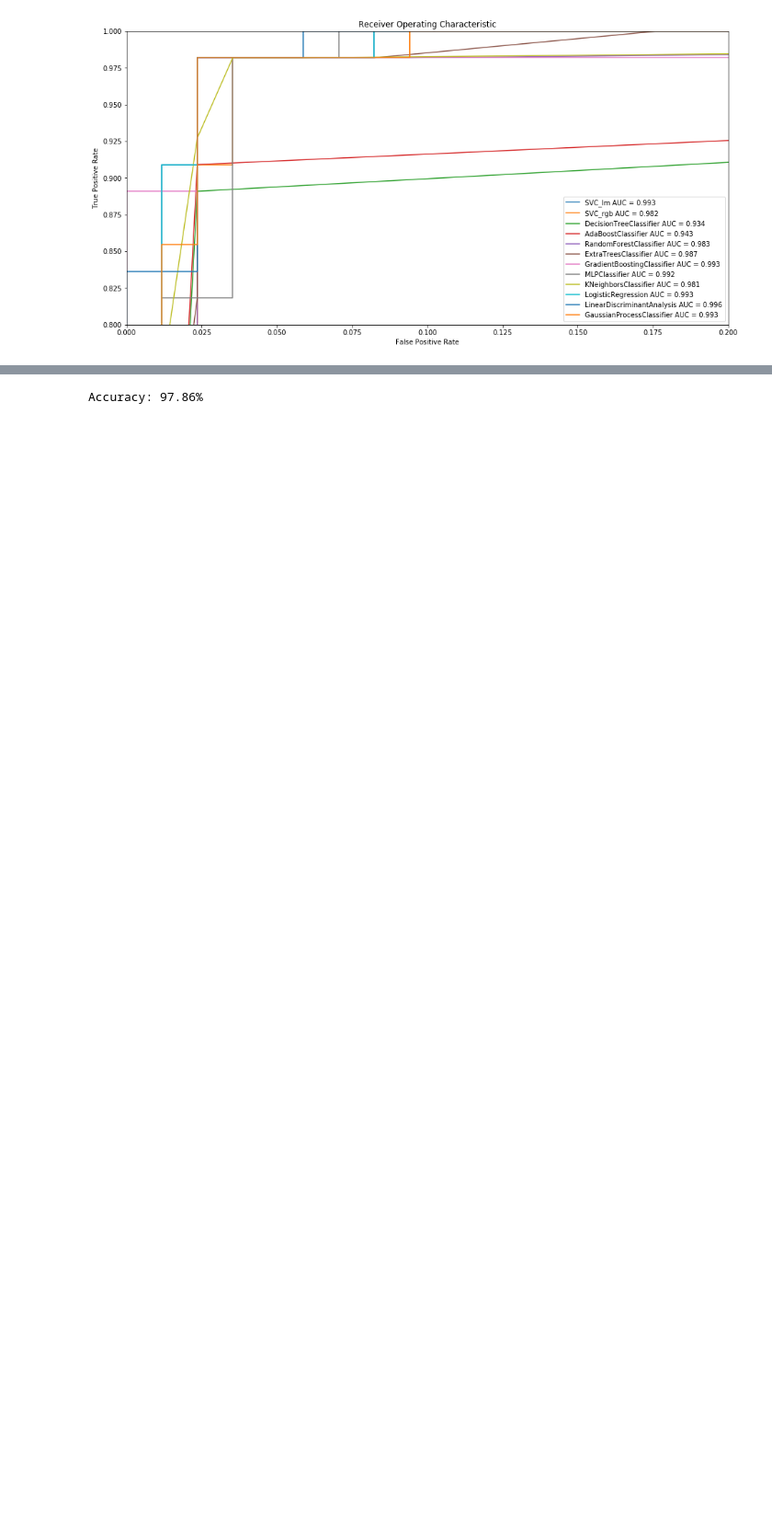
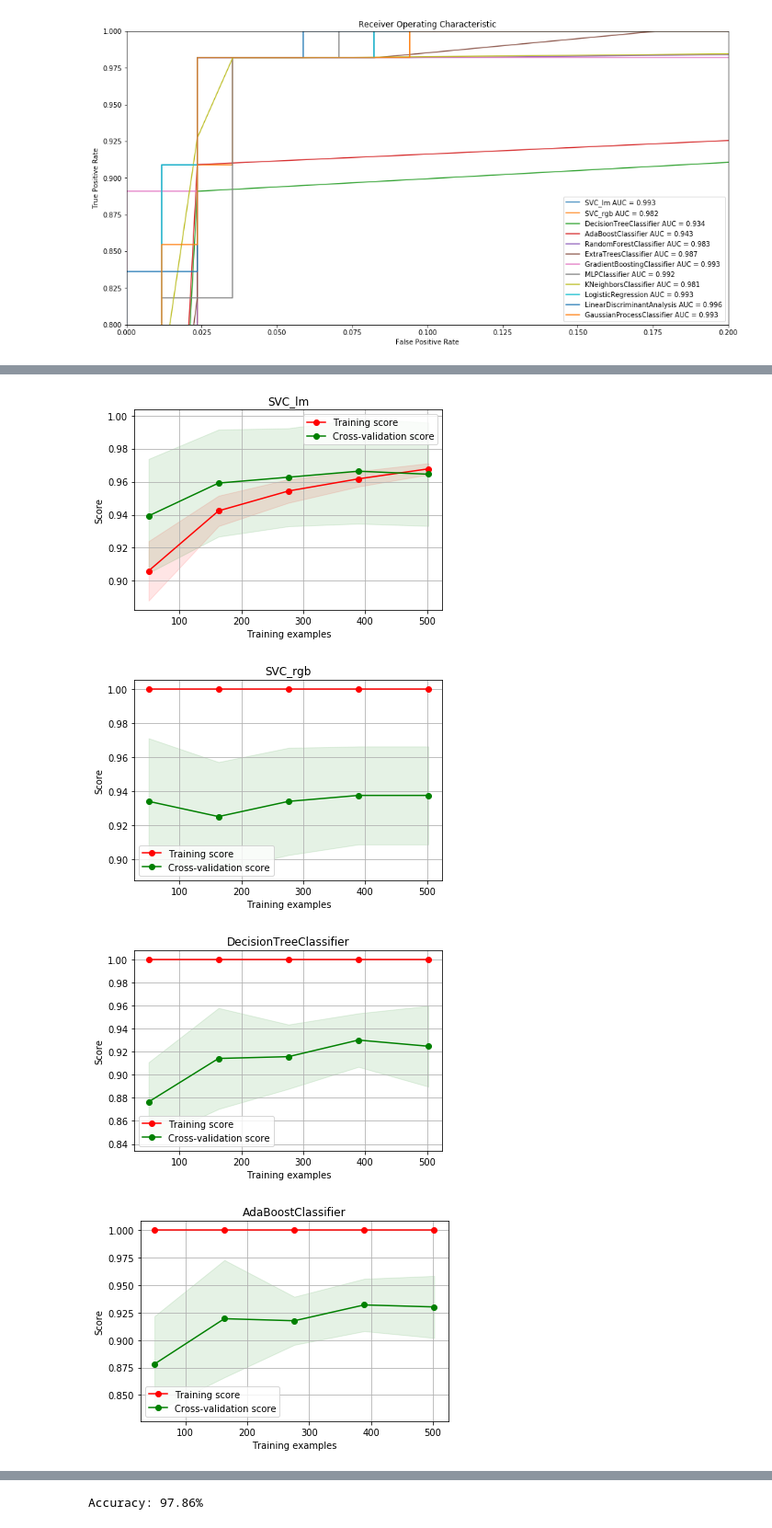
Before and after one commit to easonla/BreastCancerClassifier, a Jupyter notebook: BreastCancerClassifier.ipynb, the cells around one changed output, grey strips where cells are left out. Shown: that part at 92% size. Cells and saved outputs as stored; diff of their text form; code cells hidden in the pictures; blank space fills up the shorter version.

```diff
--- a/BreastCancerClassifier.ipynb
+++ b/BreastCancerClassifier.ipynb
@@ -197,31 +254,42 @@ plt.show()
 # %%
 ###Learning Curve
 def plot_learning_curve(estimator, title, X, y, ylim=None, cv=None,
                         n_jobs=-1, train_sizes=np.linspace(.1, 1.0, 5)):
     """Generate a simple plot of the test and training learning curve"""
+    scaler = StandardScaler()
+    kfold = StratifiedKFold(n_splits=10)
+    X = scaler.fit_transform(X)
     plt.figure()
     plt.title(title)
     if ylim is not None:
         plt.ylim(*ylim)
     plt.xlabel("Training examples")
     plt.ylabel("Score")
     train_sizes, train_scores, test_scores = learning_curve(
-        estimator, X, y, cv=None, n_jobs=n_jobs, train_sizes=train_sizes, scoring='f1', verbose = 0)
+        estimator, X, y, cv=kfold, n_jobs=n_jobs, train_sizes=train_sizes, scoring='accuracy', verbose = 0)
     train_scores_mean = np.mean(train_scores, axis=1)
     train_scores_std = np.std(train_scores, axis=1)
     test_scores_mean = np.mean(test_scores, axis=1)
     test_scores_std = np.std(test_scores, axis=1)
     plt.grid()
 
     plt.fill_between(train_sizes, train_scores_mean - train_scores_std,
                      train_scores_mean + train_scores_std, alpha=0.1,
                      color="r")
     plt.fill_between(train_sizes, test_scores_mean - test_scores_std,
                      test_scores_mean + test_scores_std, alpha=0.1, color="g")
     plt.plot(train_sizes, train_scores_mean, 'o-', color="r",
              label="Training score")
     plt.plot(train_sizes, test_scores_mean, 'o-', color="g",
              label="Cross-validation score")
 
     plt.legend(loc="best")
-    return plt
+    plt.show()
+    #return plt
+for n, c in enumerate(algrithm):
+    plot_learning_curve(classifiers[n],c,X_train,Y_train)
+# %% [output]
+[figure, added]
+[figure, added]
+[figure, added]
+[figure, added]
```
Also changed, not shown: parts of 17 cells of this notebook.
